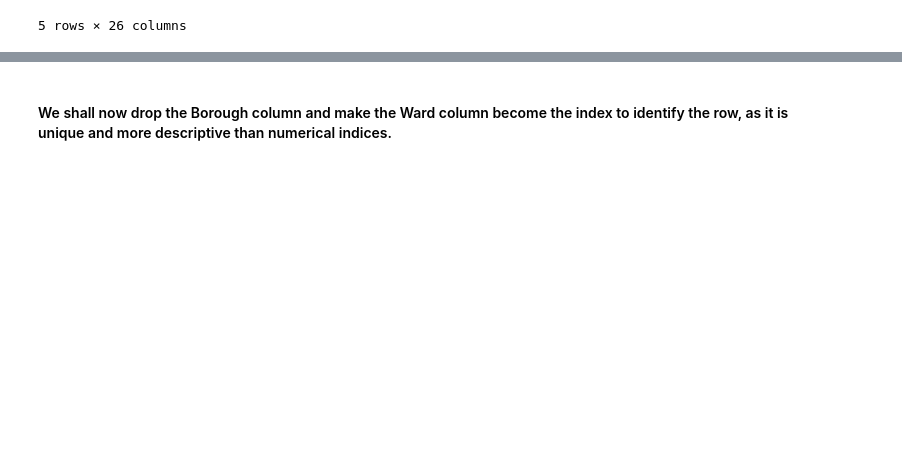
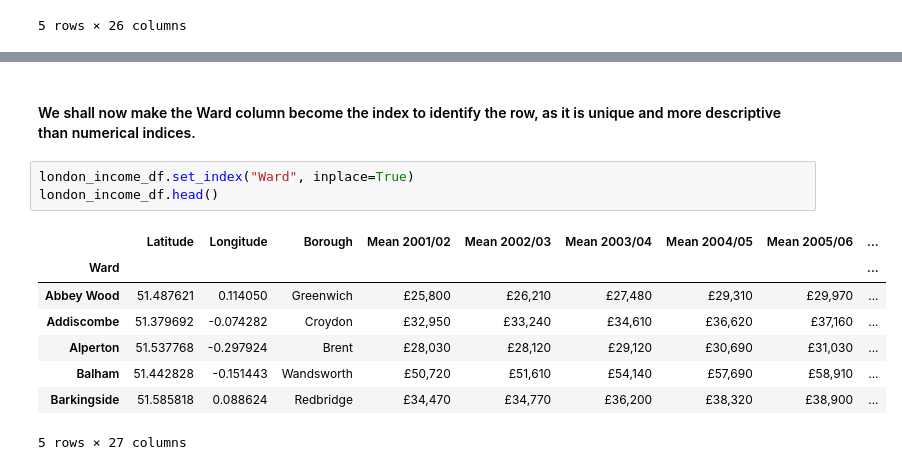
Before and after one commit to blancahuergo/AppliedDataScienceCapstone, a Jupyter notebook: Week 5 Notebook.ipynb, the cells around one changed output, grey strips where cells are left out. Drawn from its saved outputs; the diff is of its cells as text; blank space fills up the shorter version.

```diff
--- a/Week 5 Notebook.ipynb
+++ b/Week 5 Notebook.ipynb
@@ -374,2 +372,14 @@ london_income_df.head()
 # %% [markdown]
-#### We shall now drop the Borough column and make the Ward column become the index to identify the row, as it is unique and more descriptive than numerical indices.
+#### We shall now make the Ward column become the index to identify the row, as it is unique and more descriptive than numerical indices.
+# %%
+london_income_df.set_index("Ward", inplace=True)
+london_income_df.head()
+# %% [output]
+|  | Latitude | Longitude | Borough | Mean 2001/02 | Mean 2002/03 | Mean 2003/04 | Mean 2004/05 | Mean 2005/06 | ... |
+| Ward |  |  |  |  |  |  |  |  | ... |
+| Abbey Wood | 51.487621 | 0.114050 | Greenwich | £25,800 | £26,210 | £27,480 | £29,310 | £29,970 | ... |
+| Addiscombe | 51.379692 | -0.074282 | Croydon | £32,950 | £33,240 | £34,610 | £36,620 | £37,160 | ... |
+| Alperton | 51.537768 | -0.297924 | Brent | £28,030 | £28,120 | £29,120 | £30,690 | £31,030 | ... |
+| Balham | 51.442828 | -0.151443 | Wandsworth | £50,720 | £51,610 | £54,140 | £57,690 | £58,910 | ... |
+| Barkingside | 51.585818 | 0.088624 | Redbridge | £34,470 | £34,770 | £36,200 | £38,320 | £38,900 | ... |
+5 rows × 27 columns
```
Also changed, not shown: parts of 16 cells of this notebook.
